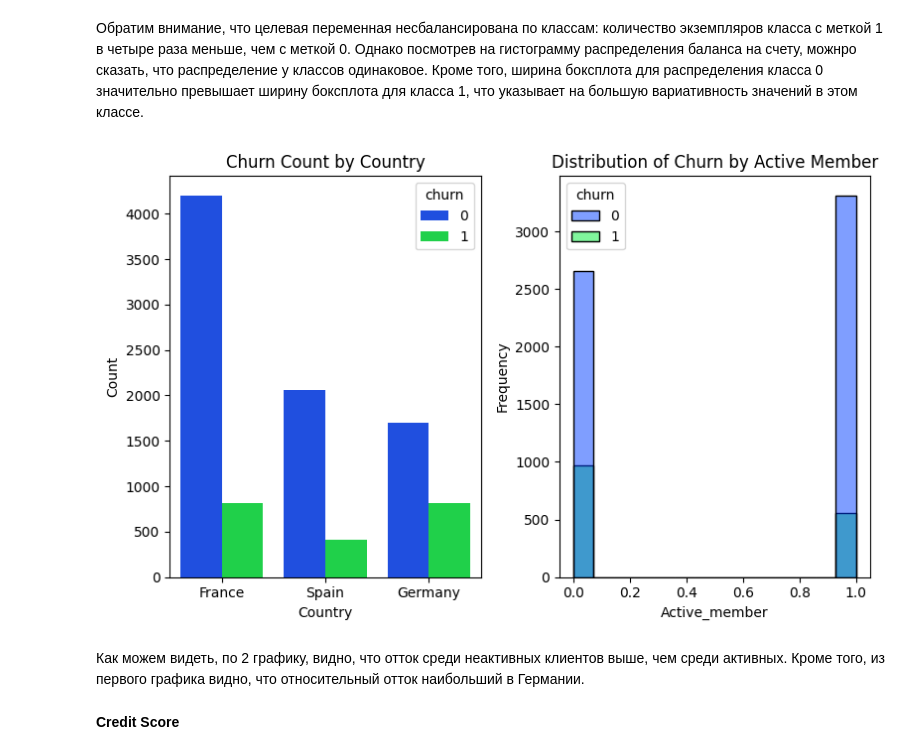
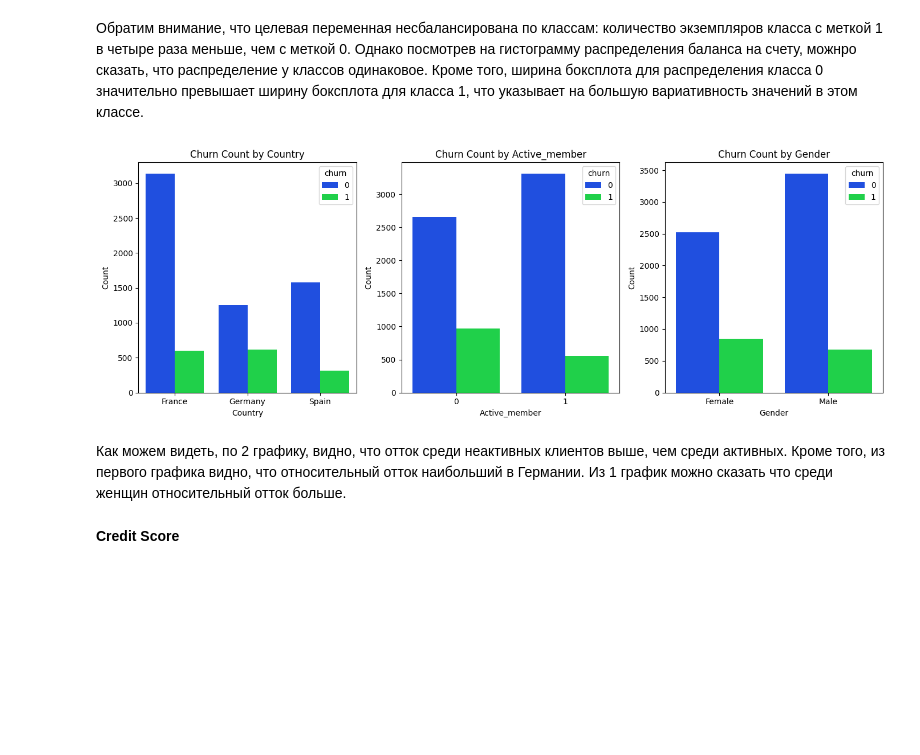
Before and after one commit to Mattheos1/andan_project, a Jupyter notebook: sample.ipynb, the cells around one changed output. Drawn from its saved outputs; the diff is of its cells as text; code cells hidden in the pictures; blank space fills up the shorter version.

Commit message:
Добавлены выводы и новые графики

```diff
--- a/sample.ipynb
+++ b/sample.ipynb
@@ -193,25 +190,31 @@ plt.tight_layout();
 Обратим внимание, что целевая переменная несбалансирована по классам: количество экземпляров класса с меткой 1 в четыре раза меньше,
 чем с меткой 0. Однако посмотрев на гистограмму распределения баланса на счету, можнро сказать, что распределение у классов одинаковое. Кроме того, ширина боксплота для распределения класса 0 значительно превышает ширину боксплота для класса 1, что указывает на большую вариативность значений в этом классе.
 # %%
-fig, axs = plt.subplots(1, 2, figsize=(8, 5))
+fig, axs = plt.subplots(1, 3, figsize=(14, 5))
 
 # График количества оттоков по странам
-sns.countplot(data=df, x='country', hue='churn', ax=axs[0])
+sns.countplot(data=df_train, x='country', hue='churn', ax=axs[0])
 axs[0].set_xlabel("Country")
 axs[0].set_ylabel("Count")
 axs[0].set_title("Churn Count by Country")
 
-# Гистограмма активных пользователей
-sns.histplot(data=df_train, x="active_member", hue="churn", ax=axs[1])
+# График количества оттоков по активным пользователям
+sns.countplot(data=df_train, x='active_member', hue='churn', ax=axs[1])
 axs[1].set_xlabel("Active_member")
-axs[1].set_ylabel("Frequency")
-axs[1].set_title("Distribution of Churn by Active Member");
+axs[1].set_ylabel("Count")
+axs[1].set_title("Churn Count by Active_member");
+
+# График количества оттоков по активным пользователям
+sns.countplot(data=df_train, x='gender', hue='churn', ax=axs[2])
+axs[2].set_xlabel("Gender")
+axs[2].set_ylabel("Count")
+axs[2].set_title("Churn Count by Gender");
 
 plt.tight_layout();
 # %% [output]
-[figure, old version]
+[figure, new version]
 # %% [markdown]
-Как можем видеть, по 2 графику, видно, что отток среди неактивных клиентов выше, чем среди активных. Кроме того, из первого графика видно, что относительный отток наибольший в Германии.
+Как можем видеть, по 2 графику, видно, что отток среди неактивных клиентов выше, чем среди активных. Кроме того, из первого графика видно, что относительный отток наибольший в Германии. Из 1 график можно сказать что среди женщин относительный отток больше.
 # %% [markdown]
 **Credit Score**
 # %%
```
Also changed, not shown: parts of 18 cells of this notebook.
